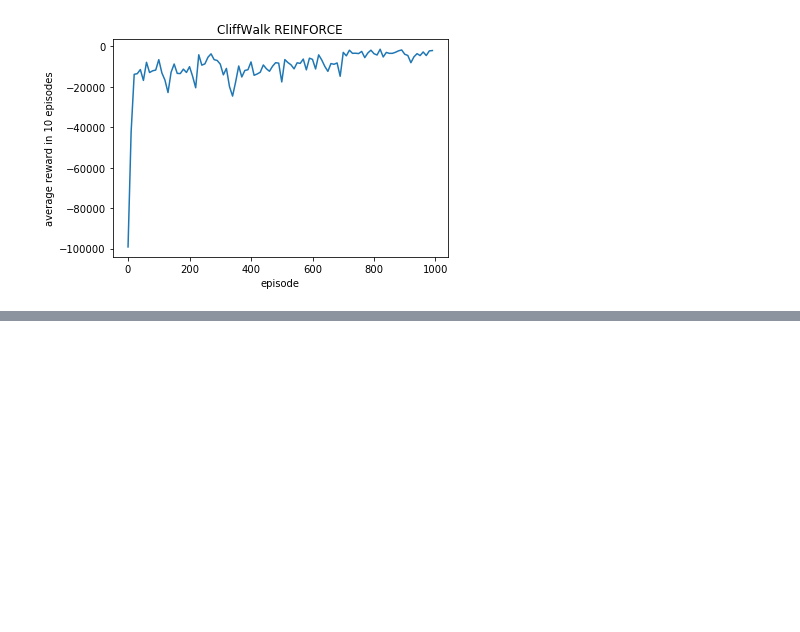
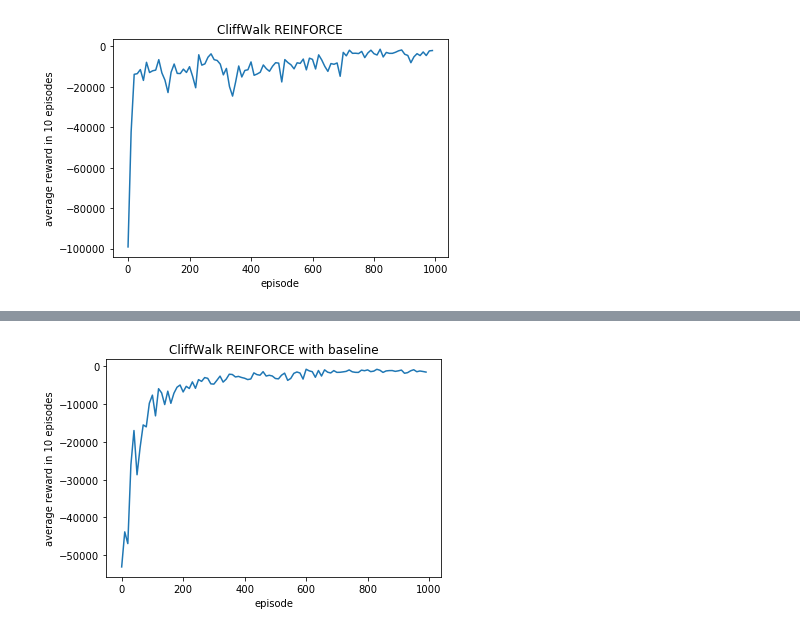
Before and after one commit to BartyzalRadek/MI-GLR, a Jupyter notebook: homeworks/Homework 3 - Policy methods.ipynb, the cells around one changed output, grey strips where cells are left out. Saved outputs shown, nothing was run; the diff lists cells and outputs as text; code cells hidden in the pictures; blank space fills up the shorter version.

Commit message:
With baseline working.

```diff
--- a/homeworks/Homework 3 - Policy methods.ipynb
+++ b/homeworks/Homework 3 - Policy methods.ipynb
@@ -50,10 +50,12 @@ def softmax(x):
     return np.exp(x - max_x) / np.sum(np.exp(x - max_x), axis=0)
 
 class Policy:
-    def __init__(self,env, alpha=1e-6, gamma=1, debug=True):
+    def __init__(self,env, alpha=1e-6,alpha_baseline=1e-3, gamma=1, with_baseline=False, debug=True):
         self.alpha = alpha
+        self.alpha_baseline = alpha_baseline
         self.gamma = gamma
         self.debug = debug
+        self.with_baseline = with_baseline
         self.env = env
 
         self.n_actions = env.action_space.n
@@ -62,7 +64,8 @@ class Policy:
         self.possible_actions = range(env.action_space.n)
         self.state_dim = self.featurize(env.reset()).shape[0]
 
-        self.w = np.ones(shape=(self.state_dim, self.n_actions), dtype=float) #parameters of the function approximating probabilities of actions
+        self.w = np.zeros(shape=(self.state_dim, self.n_actions), dtype=float) #parameters of the function approximating probabilities of actions
+        self.w_state = np.zeros(shape=(self.state_dim,), dtype=float) # Baseline weights
 
         self.last_action_probabilities = np.ones(shape=(self.n_actions,), dtype=float) / self.n_actions
         self.last_action_probabilities = np.tile(self.last_action_probabilities,(self.n_states,1))
@@ -125,11 +128,24 @@ class Policy:
 
         for t,[state, action, reward] in enumerate(chosen_steps):
             gradient = self.gradient(state, action)
-            self.w[:,action] += self.alpha * np.power(self.gamma,t) * G[t] * gradient
-            if self.debug:
-                print("  t={}  Gradient=\n{}  G[t]={} new_w=\n{}".format(t, gradient, G[t], self.w[:,action]))
+            if not self.with_baseline:
+                self.w[:,action] += self.alpha * np.power(self.gamma,t) * G[t] * gradient
+                if self.debug:
+                    print("t={} state={} G[t]={} Gradient=\n{} new_w=\n{}".format(t, state, G[t], gradient, self.w[:,action]))
+            else:
+                fstate = self.featurize(state)
+                gradient_baseline = fstate
+                # unnecessarily slow calculation
+                #delta = G[t] - np.dot(self.w_state, fstate)
+                #self.w_state += self.alpha_baseline * np.power(self.gamma,t) * delta * gradient_baseline
 
-
+                # faster calculation based on fstate = array of 0 with 1 at index state
+                delta = G[t] - self.w_state[state] # fstate just has 1 at the position of state
+                self.w_state[state] += self.alpha_baseline * np.power(self.gamma,t) * delta
+                self.w[:,action] += self.alpha * np.power(self.gamma,t) * delta * gradient
+                if self.debug:
+                    print("t={} state={} G[t]={} delta={} Gradient_w=\n{} new_w=\n{}".format(t, state, G[t], delta, gradient, self.w[:,action]))
+                    print("gradient_base=\n{} new_w_base=\n{}".format(gradient_baseline, self.w_state))
         for state in range(self.n_states):
             self.last_action_probabilities[state] = self.get_action_probabilities(state)
 
@@ -142,10 +158,10 @@ class Policy:
         return np.random.choice(self.possible_actions, 1, p=action_probabilities)[0]
 
 
-def run_episodes(n_episodes = 1000, gamma = 1,alpha=1e-6, max_update_steps=200, debug=True):
+def run_episodes(n_episodes = 1000, gamma = 1,alpha=1e-6, max_update_steps=200, debug=True, with_baseline=False):
     env = gym.make('CliffWalking-v0')
 
-    policy = Policy(env,alpha=alpha, gamma=gamma, debug=debug)
+    policy = Policy(env,alpha=alpha, gamma=gamma, debug=debug, with_baseline=with_baseline)
     episode_rewards = []
     avg_episode_rewards = []
 
@@ -223,0 +236,3 @@ array([3])
+# %%
+episode_rewards_base, avg_episode_rewards_base = run_episodes(
+    n_episodes = 1000,alpha=1e-6, gamma = 1, max_update_steps=200000, debug=False, with_baseline=True)
@@ -223,0 +257,4 @@ array([3])
+# %%
+plot_rewards(avg_episode_rewards_base, "CliffWalk REINFORCE with baseline")
+# %% [output]
+[figure, added]
```
Also changed, not shown: parts of 2 cells of this notebook.
